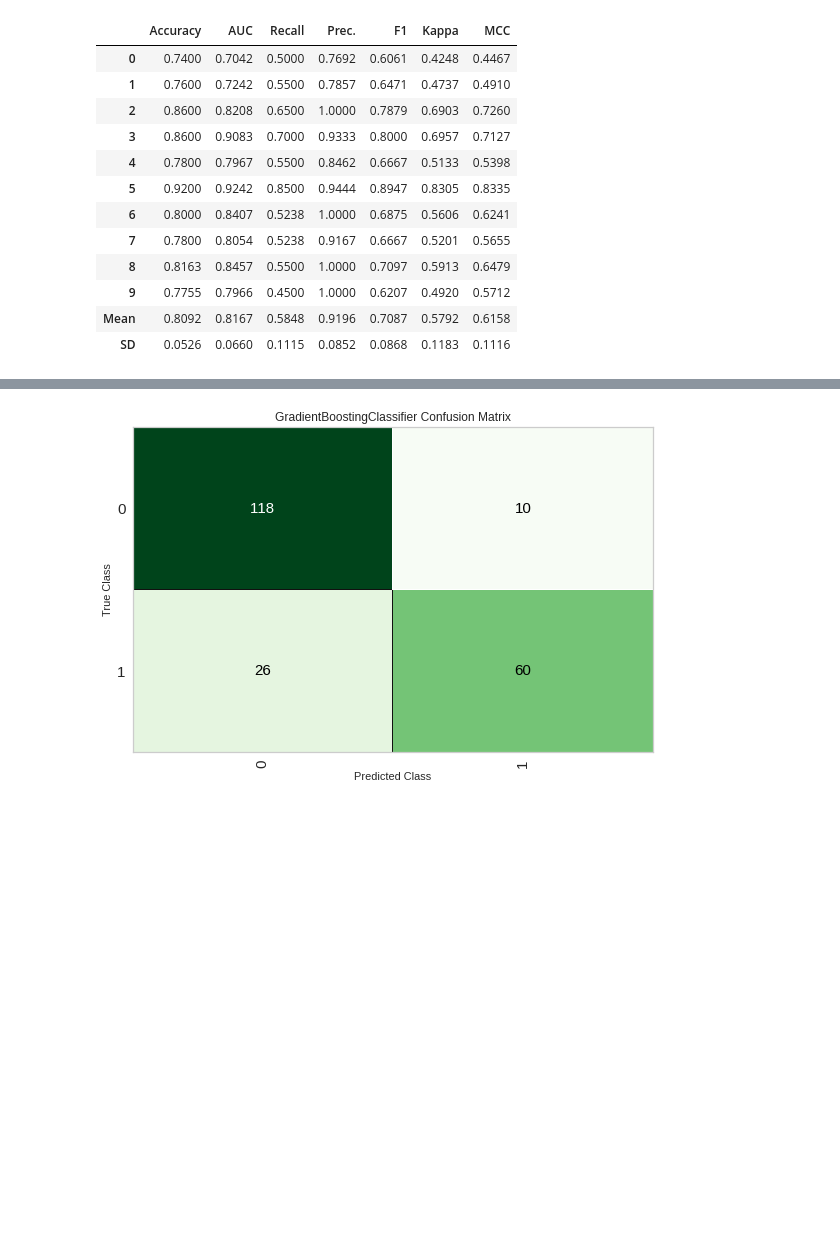
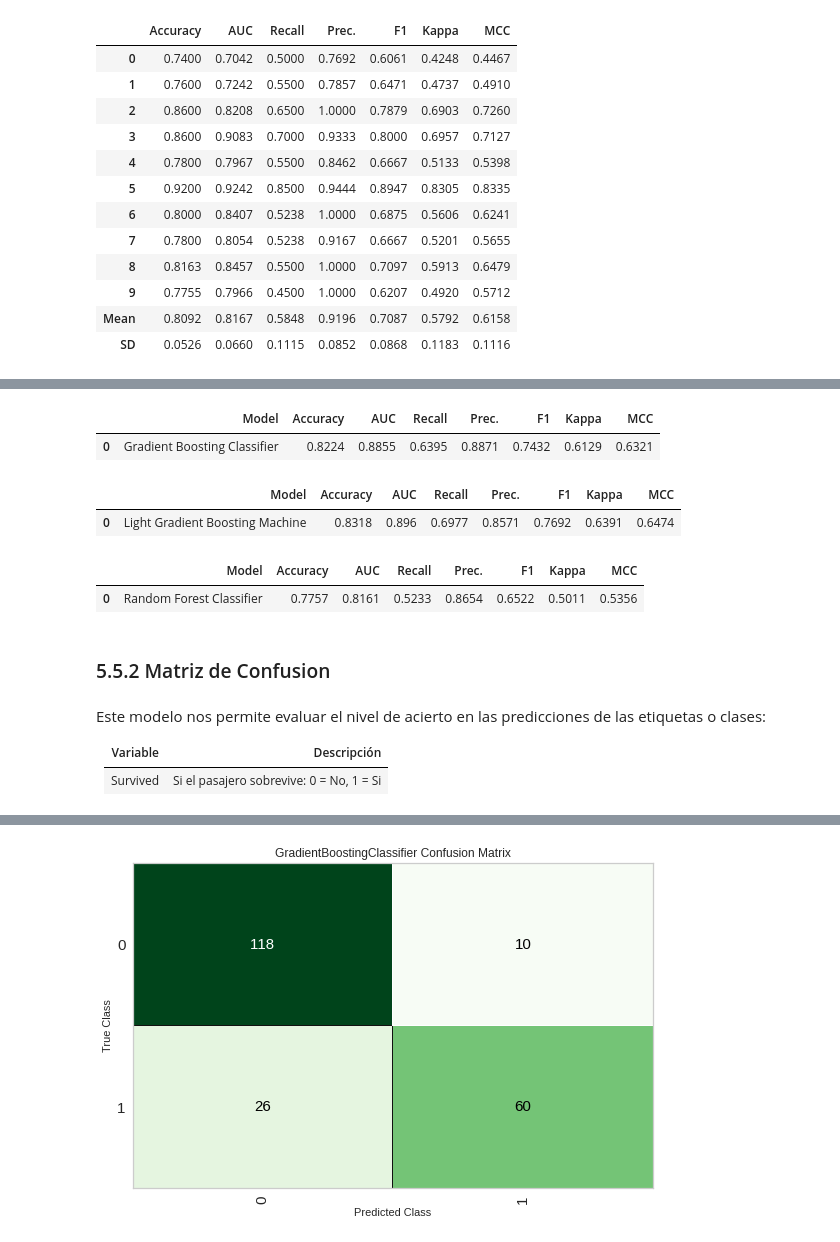
Before and after one commit to diegojeda/Titanic, a Jupyter notebook: Titanic.ipynb, the cells around one changed output, grey strips where cells are left out. Cells and saved outputs as stored; diff of their text form; code cells hidden in the pictures; blank space fills up the shorter version.

```diff
--- a/Titanic.ipynb
+++ b/Titanic.ipynb
@@ -587,0 +596,19 @@ Titanic_RF = tune_model(Titanic_lr, n_iter = 50)
+# %%
+Pred_gpb = predict_model(Titanic_gbc)
+Pred_lgpb = predict_model(Titanic_lgbc)
+Pred_RF = predict_model(Titanic_RF)
+# %% [output]
+|  | Model | Accuracy | AUC | Recall | Prec. | F1 | Kappa | MCC |
+| 0 | Gradient Boosting Classifier | 0.8224 | 0.8855 | 0.6395 | 0.8871 | 0.7432 | 0.6129 | 0.6321 |
+|  | Model | Accuracy | AUC | Recall | Prec. | F1 | Kappa | MCC |
+| 0 | Light Gradient Boosting Machine | 0.8318 | 0.896 | 0.6977 | 0.8571 | 0.7692 | 0.6391 | 0.6474 |
+|  | Model | Accuracy | AUC | Recall | Prec. | F1 | Kappa | MCC |
+| 0 | Random Forest Classifier | 0.7757 | 0.8161 | 0.5233 | 0.8654 | 0.6522 | 0.5011 | 0.5356 |
+# %% [markdown]
+### 5.5.2 Matriz de Confusion
+# %% [markdown]
+Este modelo nos permite evaluar el nivel de acierto en las predicciones de las etiquetas o clases:
+
+| Variable | Descripción|
+|:----------|:------------|
+|Survived  | Si el pasajero sobrevive: 0 = No, 1 = Si |
```
Also changed, not shown: parts of 9 cells of this notebook.
